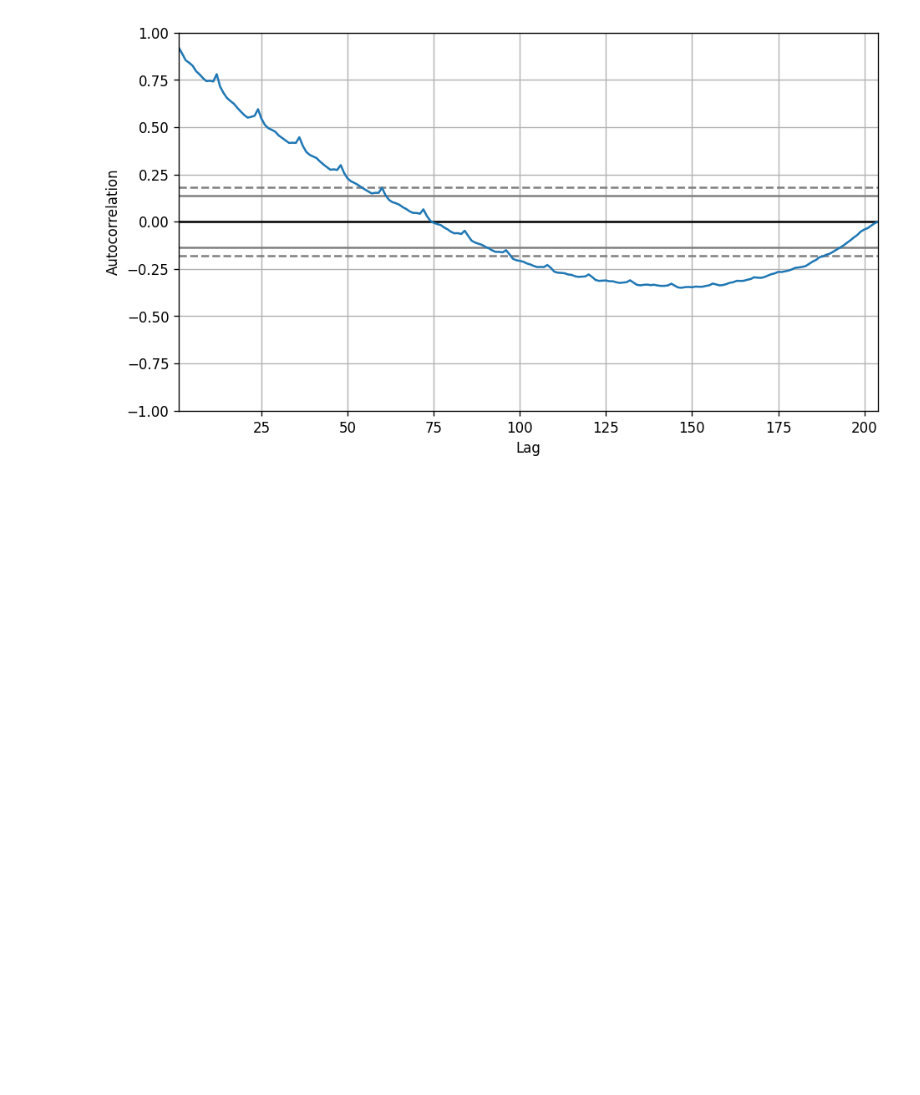
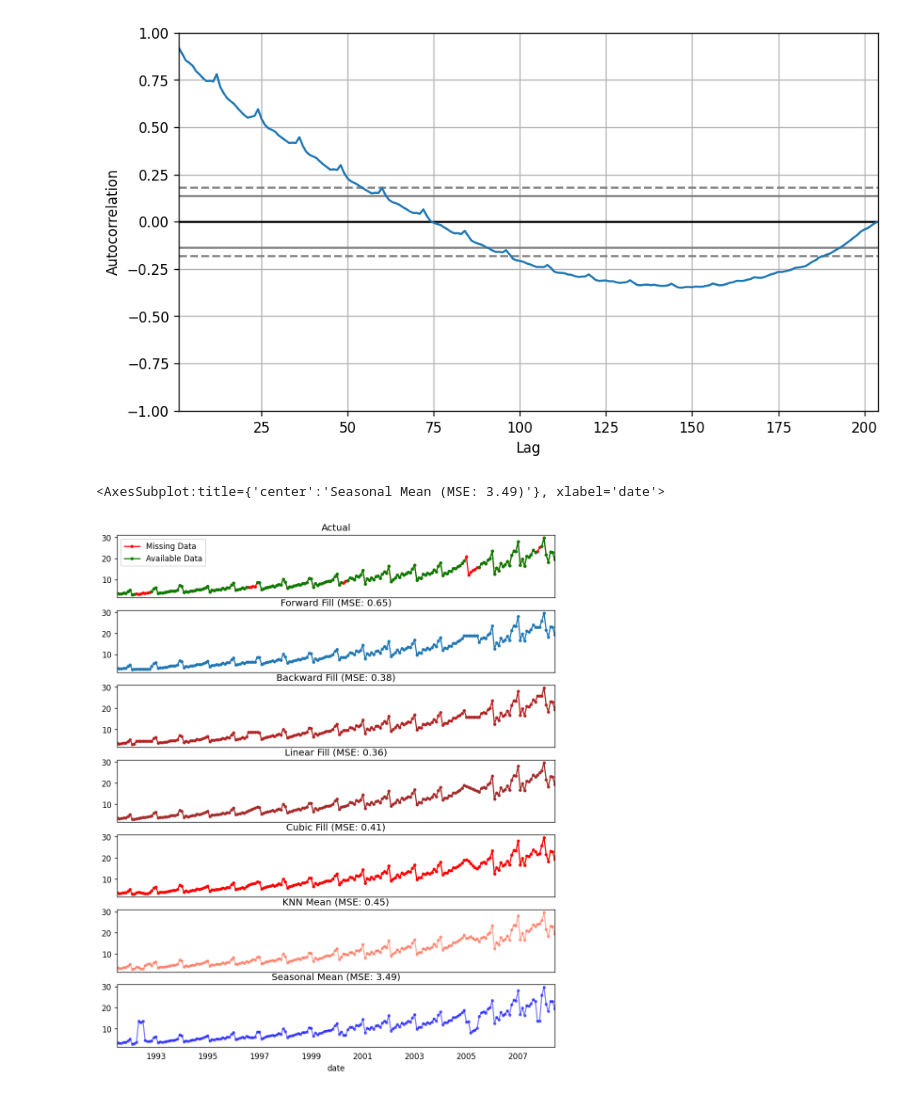
Before and after one commit to hari-viswanathan/learning, a Jupyter notebook: time_series.ipynb, the cells around one changed output. Saved outputs shown, nothing was run; the diff lists cells and outputs as text; code cells hidden in the pictures; blank space fills up the shorter version.

Commit message:
(misc) Dealing with missing data example

```diff
--- a/time_series.ipynb
+++ b/time_series.ipynb
@@ -293,3 +293,83 @@ autocorrelation_plot(df.value)
 # %% [output]
 <AxesSubplot:xlabel='Lag', ylabel='Autocorrelation'>
 [figure]
+# %%
+from scipy.interpolate import interp1d
+from sklearn.metrics import mean_squared_error
+df_orig = pd.read_csv('https://raw.githubusercontent.com/selva86/datasets/master/a10.csv', parse_dates=['date'], index_col='date')
+df = pd.read_csv('/Users/vhari/Downloads/a10_missings.csv', parse_dates=['date'], index_col='date')
+
+fig, axes = plt.subplots(7, 1, sharex=True, figsize=(10, 12))
+plt.rcParams.update({'xtick.bottom' : False})
+
+## 1. Actual -------------------------------
+df_orig.plot(title='Actual', ax=axes[0], label='Actual', color='red', style=".-")
+df.plot(title='Actual', ax=axes[0], label='Actual', color='green', style=".-")
+axes[0].legend(["Missing Data", "Available Data"])
+
+## 2. Forward Fill --------------------------
+df_ffill = df.ffill()
+error = np.round(mean_squared_error(df_orig['value'], df_ffill['value']), 2)
+df_ffill['value'].plot(title='Forward Fill (MSE: ' + str(error) +")", ax=axes[1], label='Forward Fill', style=".-")
+
+## 3. Backward Fill -------------------------
+df_bfill = df.bfill()
+error = np.round(mean_squared_error(df_orig['value'], df_bfill['value']), 2)
+df_bfill['value'].plot(title="Backward Fill (MSE: " + str(error) +")", ax=axes[2], label='Back Fill', color='firebrick', style=".-")
+
+## 4. Linear Interpolation ------------------
+df['rownum'] = np.arange(df.shape[0])
+df_nona = df.dropna(subset = ['value'])
+f = interp1d(df_nona['rownum'], df_nona['value'])
+df['linear_fill'] = f(df['rownum'])
+error = np.round(mean_squared_error(df_orig['value'], df['linear_fill']), 2)
+df['linear_fill'].plot(title="Linear Fill (MSE: " + str(error) +")", ax=axes[3], label='Cubic Fill', color='brown', style=".-")
+
+## 5. Cubic Interpolation --------------------
+f2 = interp1d(df_nona['rownum'], df_nona['value'], kind='cubic')
+df['cubic_fill'] = f2(df['rownum'])
+error = np.round(mean_squared_error(df_orig['value'], df['cubic_fill']), 2)
+df['cubic_fill'].plot(title="Cubic Fill (MSE: " + str(error) +")", ax=axes[4], label='Cubic Fill', color='red', style=".-")
+
+# Interpolation References:
+# https://docs.scipy.org/doc/scipy/reference/tutorial/interpolate.html
+# https://docs.scipy.org/doc/scipy/reference/interpolate.html
+
+## 6. Mean of 'n' Nearest Past Neighbors ------
+def knn_mean(ts, n):
+    out = np.copy(ts)
+    for i, val in enumerate(ts):
+        if np.isnan(val):
+            n_by_2 = np.ceil(n/2)
+            lower = np.max([0, int(i-n_by_2)])
+            upper = np.min([len(ts)+1, int(i+n_by_2)])
+            ts_near = np.concatenate([ts[lower:i], ts[i:upper]])
+            out[i] = np.nanmean(ts_near)
+    return out
+
+df['knn_mean'] = knn_mean(df.value.values, 8)
+error = np.round(mean_squared_error(df_orig['value'], df['knn_mean']), 2)
+df['knn_mean'].plot(title="KNN Mean (MSE: " + str(error) +")", ax=axes[5], label='KNN Mean', color='tomato', alpha=0.5, style=".-")
+
+## 7. Seasonal Mean ----------------------------
+def seasonal_mean(ts, n, lr=0.7):
+    """
+    Compute the mean of corresponding seasonal periods
+    ts: 1D array-like of the time series
+    n: Seasonal window length of the time series
+    """
+    out = np.copy(ts)
+    for i, val in enumerate(ts):
+        if np.isnan(val):
+            ts_seas = ts[i-1::-n]  # previous seasons only
+            if np.isnan(np.nanmean(ts_seas)):
+                ts_seas = np.concatenate([ts[i-1::-n], ts[i::n]])  # previous and forward
+            out[i] = np.nanmean(ts_seas) * lr
+    return out
+
+df['seasonal_mean'] = seasonal_mean(df.value, n=12, lr=1.25)
+error = np.round(mean_squared_error(df_orig['value'], df['seasonal_mean']), 2)
+df['seasonal_mean'].plot(title="Seasonal Mean (MSE: " + str(error) +")", ax=axes[6], label='Seasonal Mean', color='blue', alpha=0.5, style=".-")
+# %% [output]
+<AxesSubplot:title={'center':'Seasonal Mean (MSE: 3.49)'}, xlabel='date'>
+[figure, added]
```
